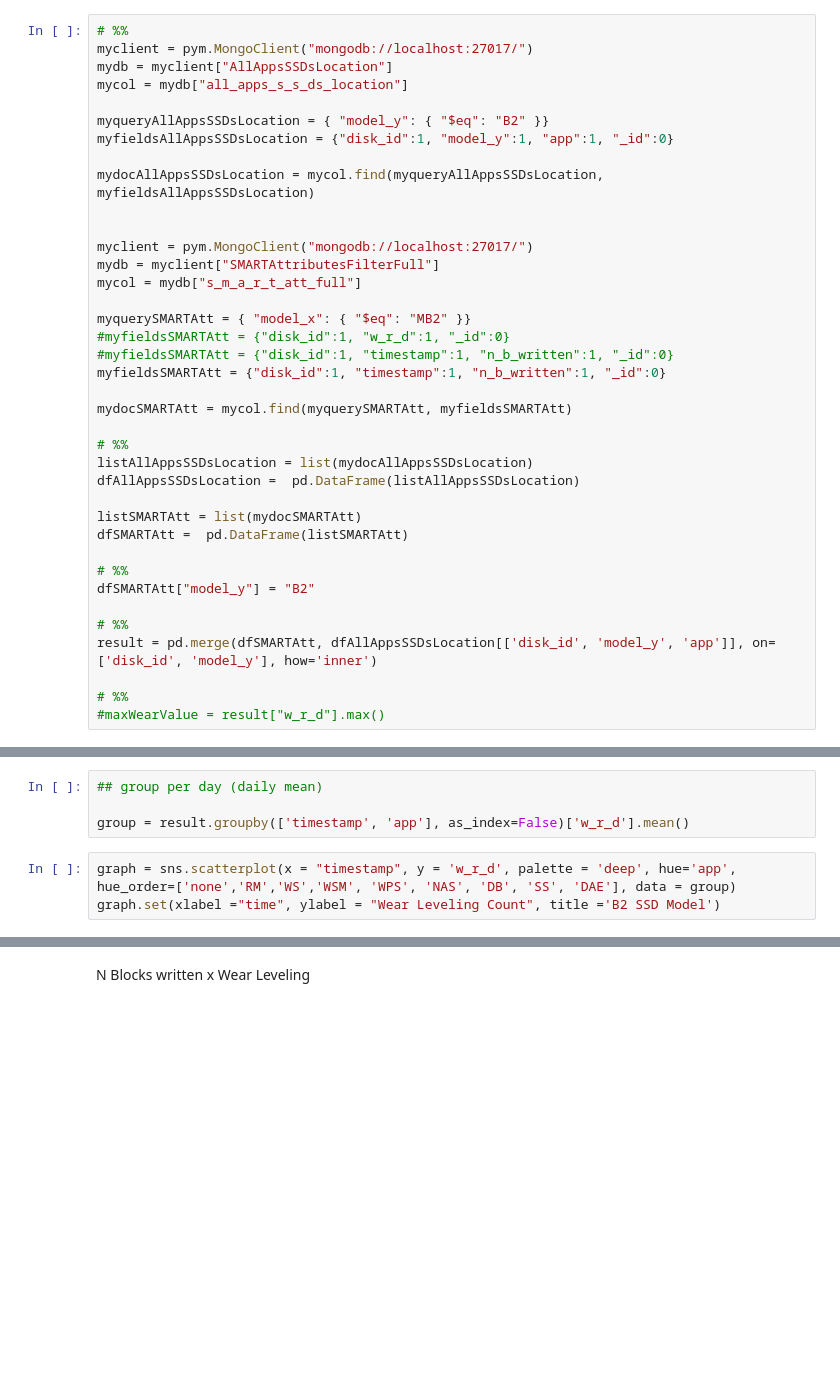
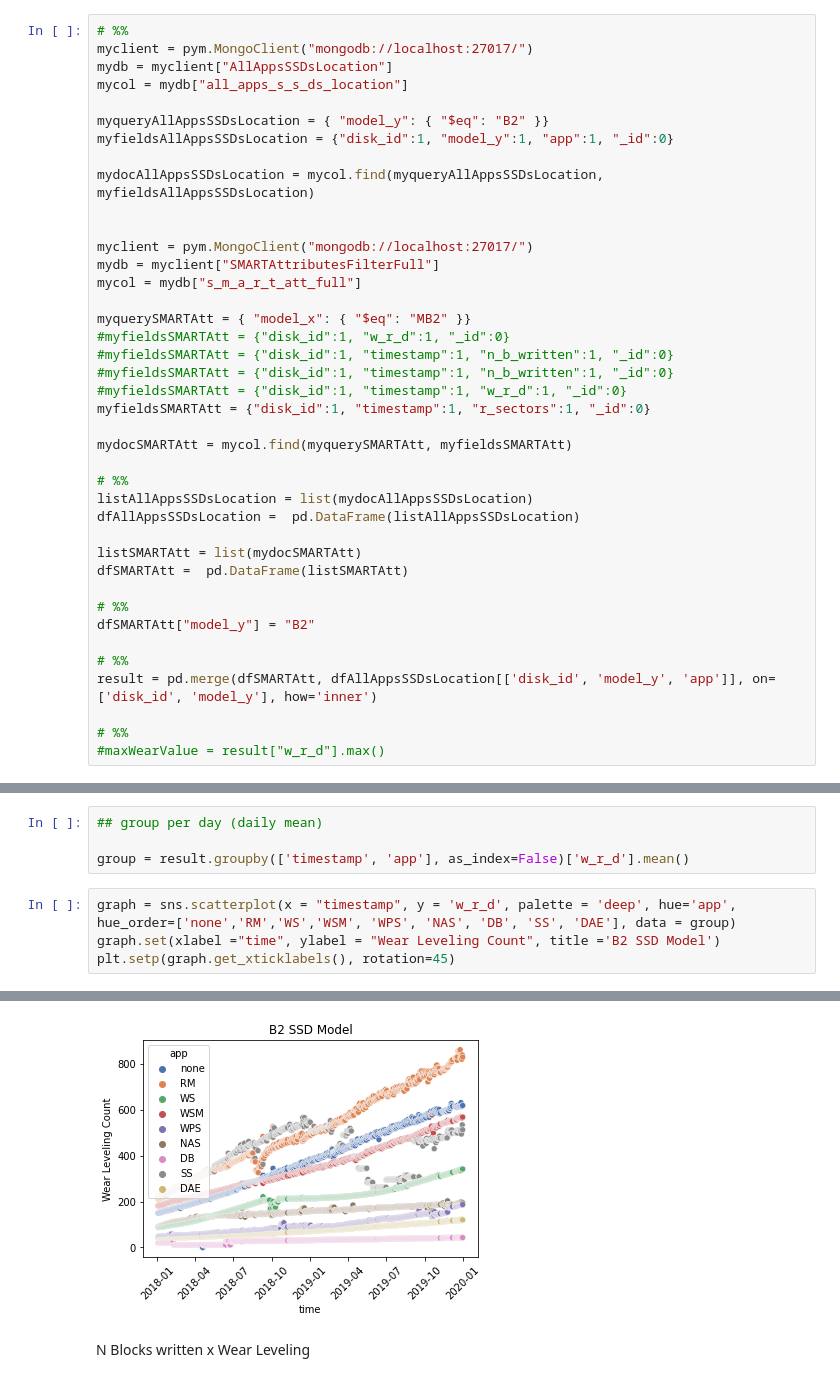
Before and after one commit to EricBorba/StorageFailurePredictor, a Jupyter notebook: WriteAnalB2Model.ipynb, the cells around one changed output, grey strips where cells are left out. Saved outputs shown, nothing was run; the diff lists cells and outputs as text; blank space fills up the shorter version.

```diff
--- a/WriteAnalB2Model.ipynb
+++ b/WriteAnalB2Model.ipynb
@@ -35,7 +35,9 @@ mycol = mydb["s_m_a_r_t_att_full"]
 myquerySMARTAtt = { "model_x": { "$eq": "MB2" }}
 #myfieldsSMARTAtt = {"disk_id":1, "w_r_d":1, "_id":0}
 #myfieldsSMARTAtt = {"disk_id":1, "timestamp":1, "n_b_written":1, "_id":0}
-myfieldsSMARTAtt = {"disk_id":1, "timestamp":1, "n_b_written":1, "_id":0}
+#myfieldsSMARTAtt = {"disk_id":1, "timestamp":1, "n_b_written":1, "_id":0}
+#myfieldsSMARTAtt = {"disk_id":1, "timestamp":1, "w_r_d":1, "_id":0}
+myfieldsSMARTAtt = {"disk_id":1, "timestamp":1, "r_sectors":1, "_id":0}
 
 mydocSMARTAtt = mycol.find(myquerySMARTAtt, myfieldsSMARTAtt)
 
@@ -261,3 +263,5 @@ group = result.groupby(['timestamp', 'app'], as_index=False)['w_r_d'].mean()
 # %%
 graph = sns.scatterplot(x = "timestamp", y = 'w_r_d', palette = 'deep', hue='app', hue_order=['none','RM','WS','WSM', 'WPS', 'NAS', 'DB', 'SS', 'DAE'], data = group)
 graph.set(xlabel ="time", ylabel = "Wear Leveling Count", title ='B2 SSD Model')
+plt.setp(graph.get_xticklabels(), rotation=45)
+# %% [output]
@@ -264,3 +286,4 @@ graph.set(xlabel ="time", ylabel = "Wear Leveling Count", title ='B2 SSD Model')
+[figure, added]
 # %% [markdown]
 N Blocks written x Wear Leveling
 # %%
```
Also changed, not shown: parts of 6 cells of this notebook.
